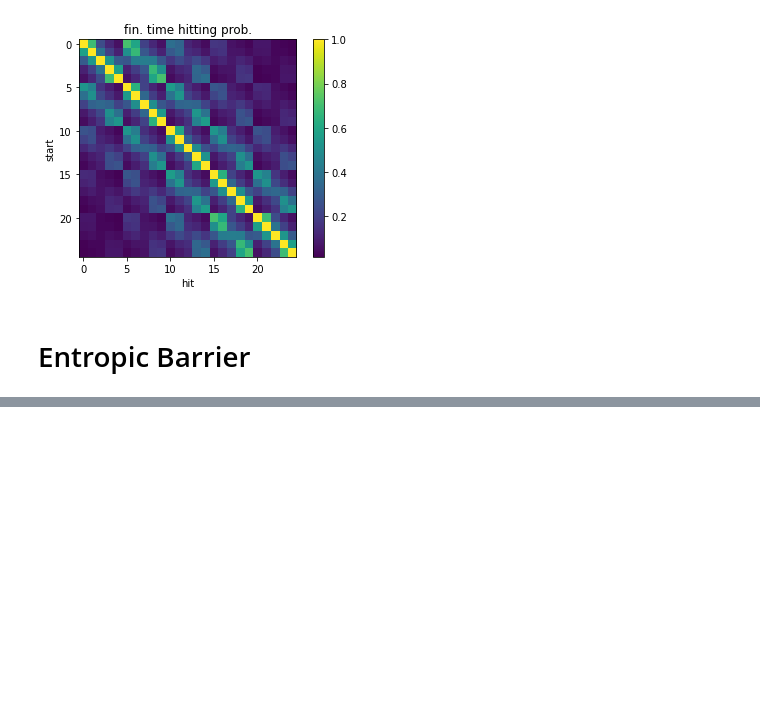
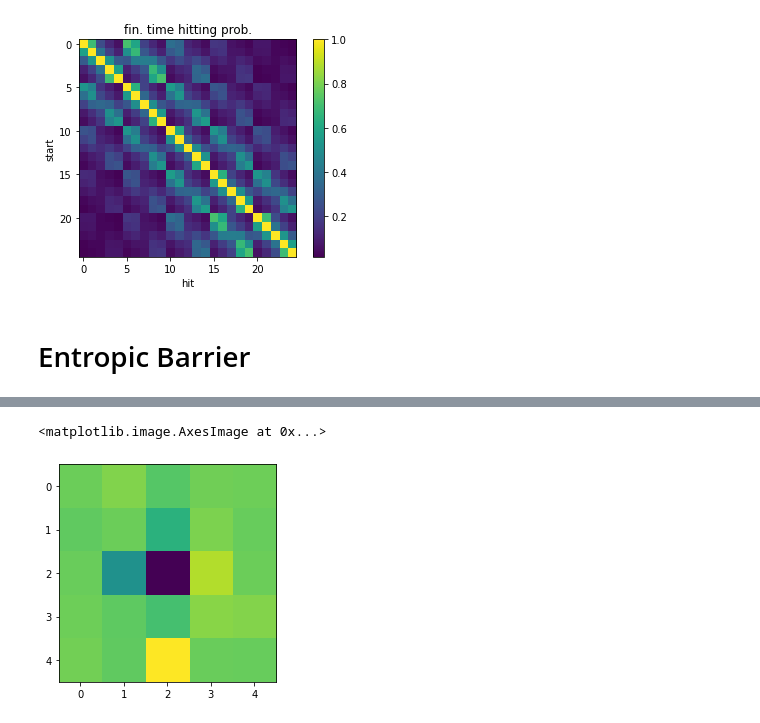
Before and after one commit to axsk/augmented-jump-chain, a Jupyter notebook: study_flat.ipynb, the cells around one changed output, grey strips where cells are left out. Saved outputs shown, nothing was run; the diff lists cells and outputs as text; code cells hidden in the pictures; blank space fills up the shorter version.

```diff
--- a/study_flat.ipynb
+++ b/study_flat.ipynb
@@ -129,0 +185,9 @@ o_h.plot_fin_hit_prob()
+# %%
+import plotly.graph_objects as go
+xx = o_h.x.reshape((nt, ny, nx))
+go.Figure(data = [go.Surface(z = xx[i,:,:] + 2 * i) for i in range(nt)])
+# %%
+plt.imshow(xx[0,:,:])
+# %% [output]
+<matplotlib.image.AxesImage at 0x...>
+[figure, added]
```
Also changed, not shown: parts of 18 cells of this notebook, 5 other files.
